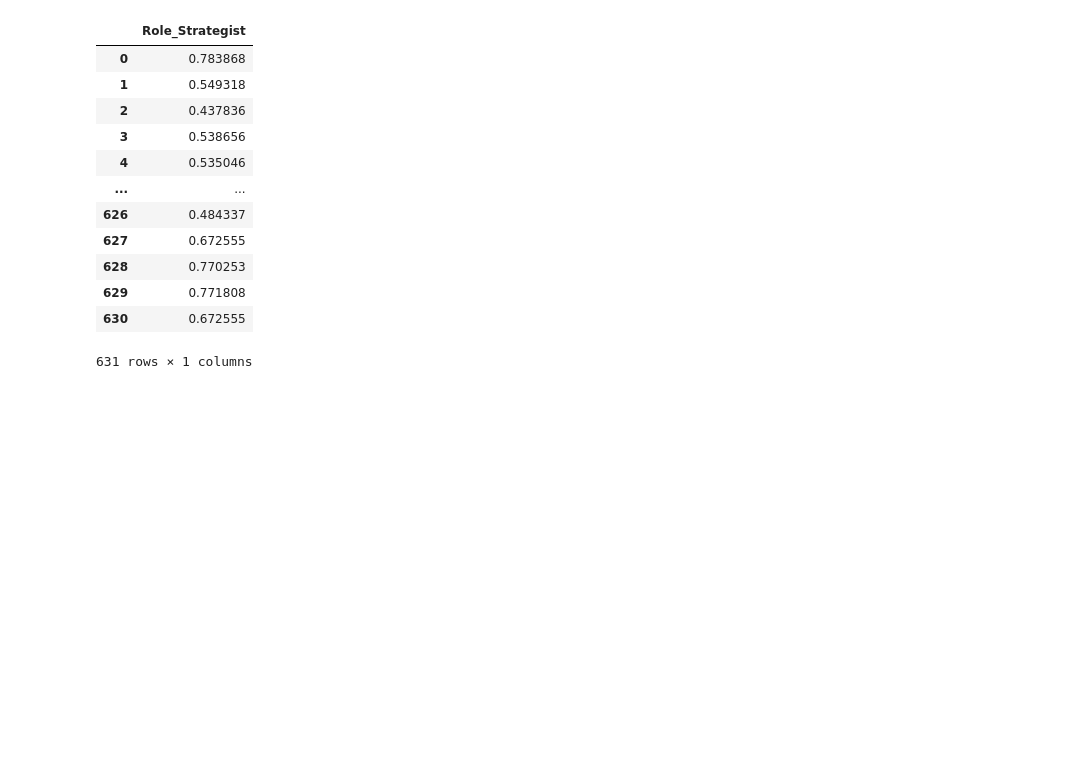
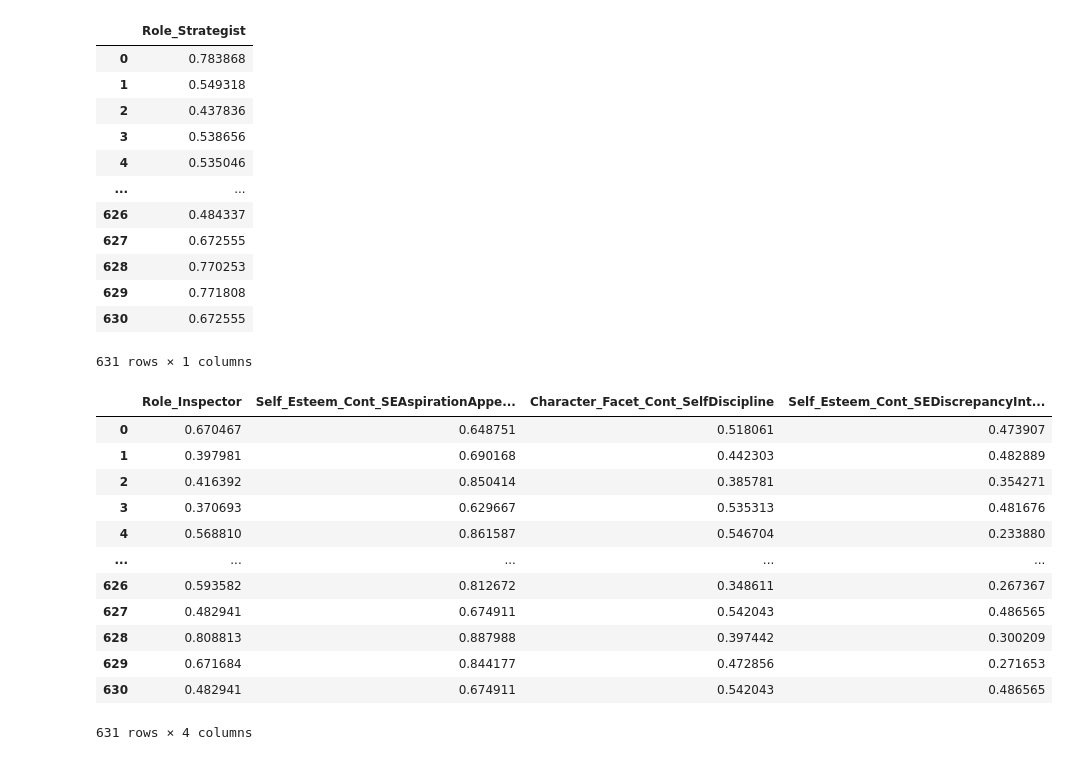
Before and after one commit to dindaslsbilla/coba, a Jupyter notebook: Untitled1.ipynb, the cells around one changed output. Saved outputs shown, nothing was run; the diff lists cells and outputs as text; code cells hidden in the pictures; blank space fills up the shorter version.

```diff
--- a/Untitled1.ipynb
+++ b/Untitled1.ipynb
@@ -1078,3 +1078,21 @@ maingames_rolestrategist
 631 rows × 1 columns
 # %%
 maingames_rolestrategist.to_csv('maingames_rolestrategist.csv')
+# %%
+maingames_roleinspector = maingames[["Role_Inspector", "Self_Esteem_Cont_SEAspirationAppearance", "Character_Facet_Cont_SelfDiscipline",
+"Self_Esteem_Cont_SEDiscrepancyIntelligence"]]
+maingames_roleinspector
+# %% [output]
+|  | Role_Inspector | Self_Esteem_Cont_SEAspirationAppe... | Character_Facet_Cont_SelfDiscipline | Self_Esteem_Cont_SEDiscrepancyInt... |
+| 0 | 0.670467 | 0.648751 | 0.518061 | 0.473907 |
+| 1 | 0.397981 | 0.690168 | 0.442303 | 0.482889 |
+| 2 | 0.416392 | 0.850414 | 0.385781 | 0.354271 |
+| 3 | 0.370693 | 0.629667 | 0.535313 | 0.481676 |
+| 4 | 0.568810 | 0.861587 | 0.546704 | 0.233880 |
+| ... | ... | ... | ... | ... |
+| 626 | 0.593582 | 0.812672 | 0.348611 | 0.267367 |
+| 627 | 0.482941 | 0.674911 | 0.542043 | 0.486565 |
+| 628 | 0.808813 | 0.887988 | 0.397442 | 0.300209 |
+| 629 | 0.671684 | 0.844177 | 0.472856 | 0.271653 |
+| 630 | 0.482941 | 0.674911 | 0.542043 | 0.486565 |
+631 rows × 4 columns
```
Also changed, not shown: parts of 2 cells of this notebook, 1 other file.
